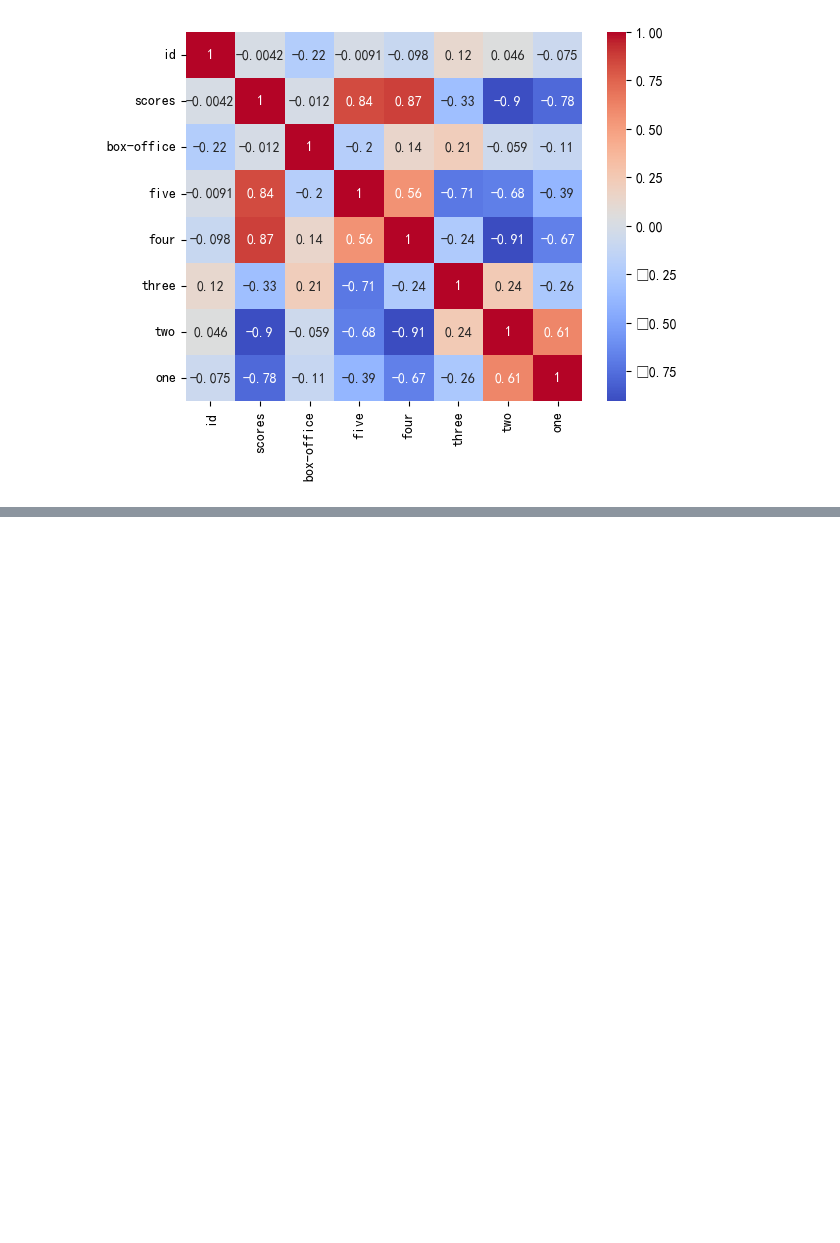
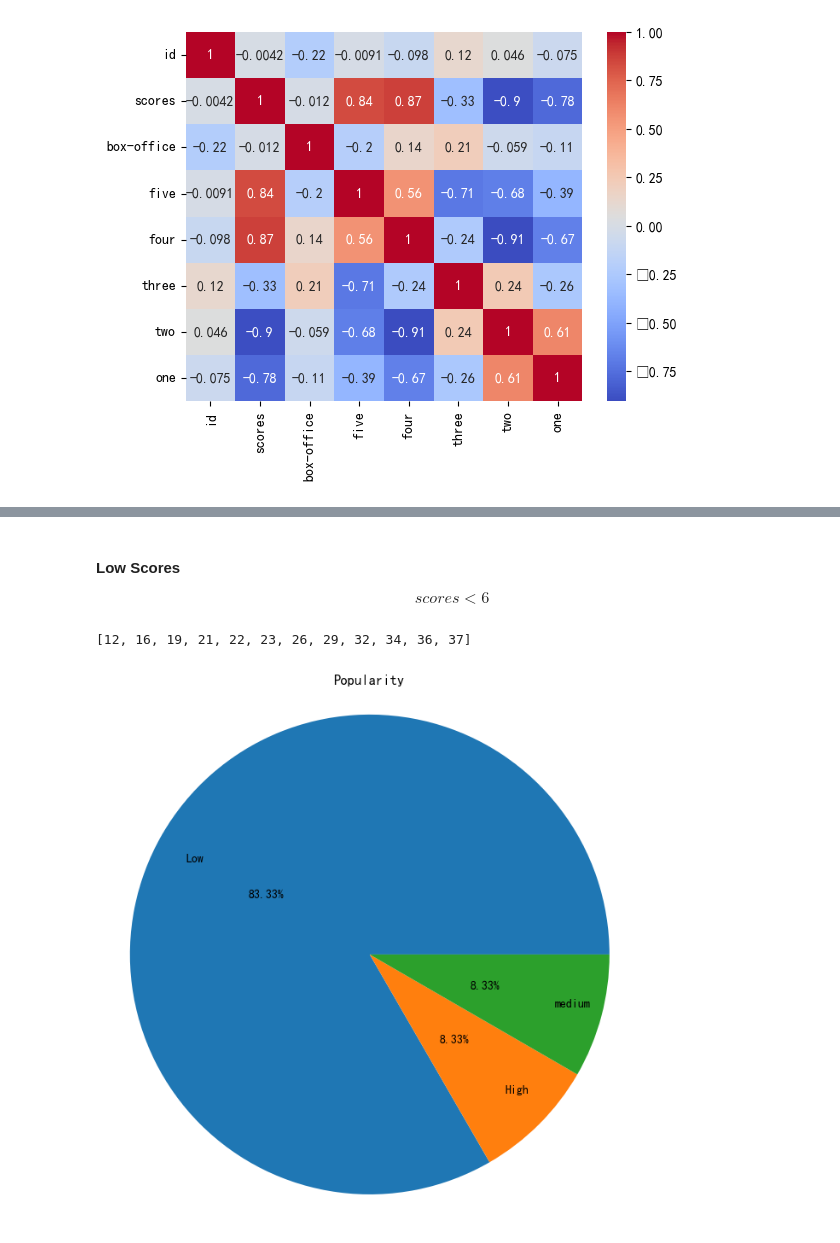
Before and after one commit to Cyccyyycyc/2022-Films, a Jupyter notebook: Analysis2022.ipynb, the cells around one changed output, grey strips where cells are left out. Cells and saved outputs as stored; diff of their text form; code cells hidden in the pictures; blank space fills up the shorter version.

```diff
--- a/Analysis2022.ipynb
+++ b/Analysis2022.ipynb
@@ -163,0 +198,32 @@ sns.heatmap(films_info.corr(), annot=True, cmap='coolwarm')
+# %% [markdown]
+#### Low Scores
+$$scores<6$$
+# %%
+def p_pie(idx):
+    x = []
+    for i in idx:
+        if films_info["box-office"][i] < 50000:
+            x.append("Low")
+        elif films_info["box-office"][i] >= 200000:
+            x.append("High")
+        else:
+            x.append("medium")
+    x = Counter(x)
+
+    plt.figure(figsize = (8,8))  # 设置画布大小
+    plt.pie(x=x.values(), labels=x.keys(), autopct = '%1.2f%%',
+        pctdistance = 0.5, labeldistance = 0.8)
+    plt.title("Popularity")  # 设置标题
+    plt.axis('equal')
+# %%
+l_sco = []
+for i, s in enumerate(films_info["scores"]):
+    if s < 6:
+        l_sco.append(i)
+l_sco
+# %% [output]
+[12, 16, 19, 21, 22, 23, 26, 29, 32, 34, 36, 37]
+# %%
+p_pie(l_sco)
+# %% [output]
+[figure, added]
```
Also changed, not shown: parts of 12 cells of this notebook.
